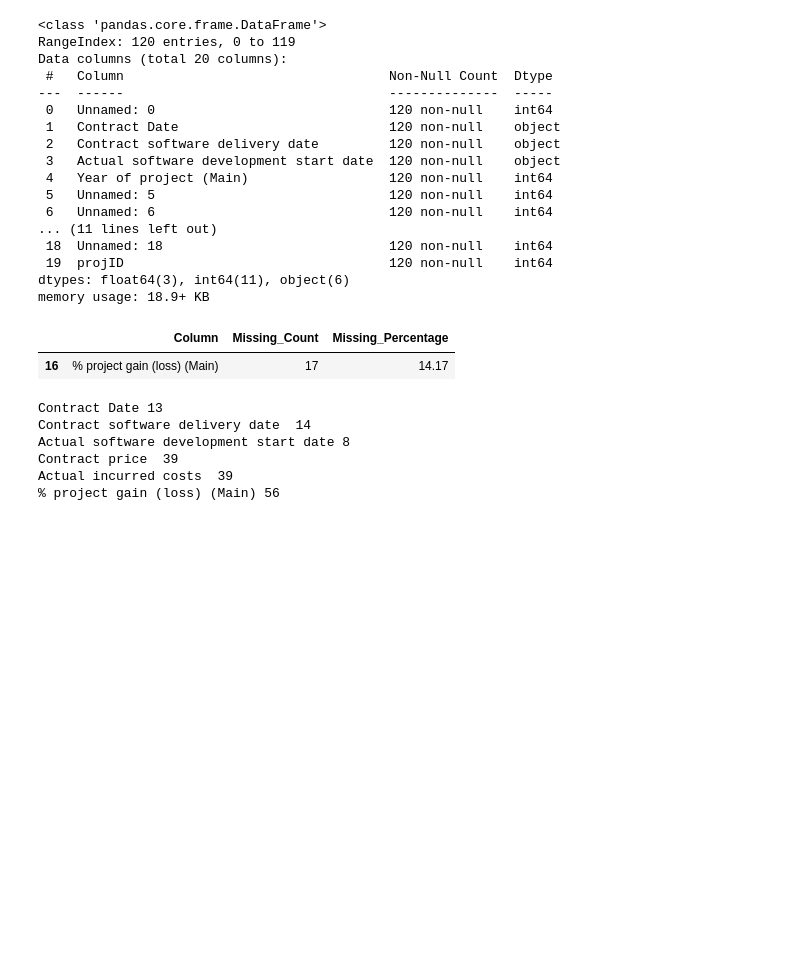
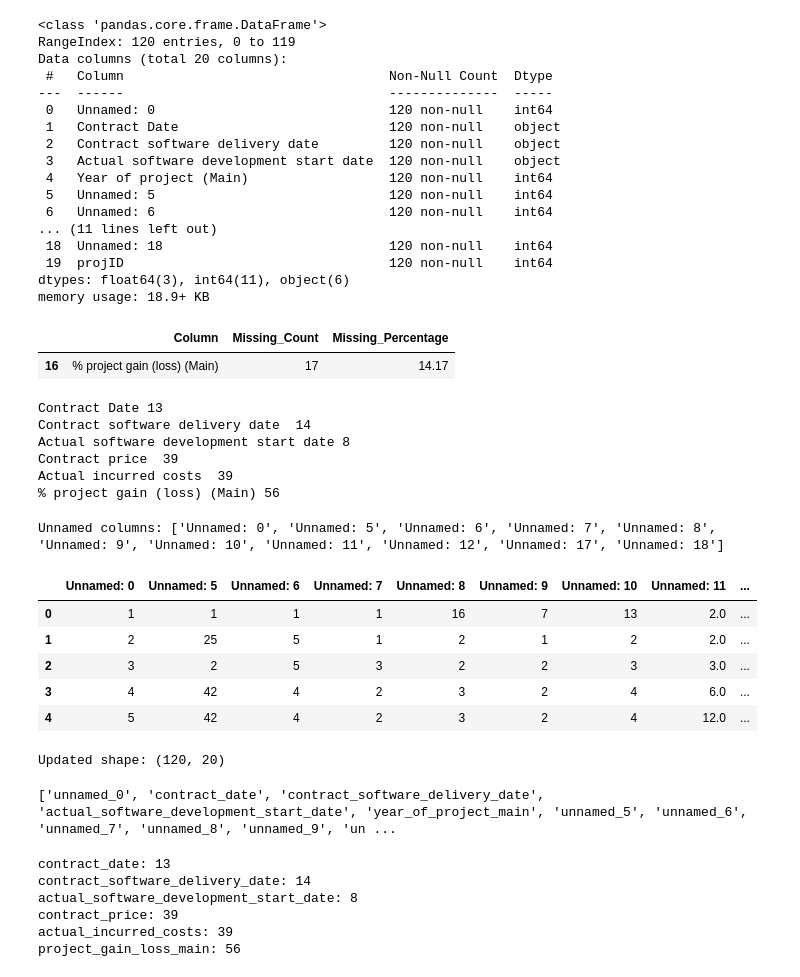
Before and after one commit to Tanishq747Shivasharan/Variance, a Jupyter notebook: data_preprocessing.ipynb, the cells around one changed output. Drawn from its saved outputs; the diff is of its cells as text; code cells hidden in the pictures; blank space fills up the shorter version.

```diff
--- a/data_preprocessing.ipynb
+++ b/data_preprocessing.ipynb
@@ -121,3 +121,59 @@ Actual software development start date 8
 Contract price  39
 Actual incurred costs  39
 % project gain (loss) (Main) 56
+# %%
+unnamed_columns = [
+    col for col in df.columns
+    if str(col).strip().lower().startswith("unnamed")
+]
+
+print("Unnamed columns:", unnamed_columns)
+
+display(df[unnamed_columns].head() if unnamed_columns else df.head())
+# %% [output]
+Unnamed columns: ['Unnamed: 0', 'Unnamed: 5', 'Unnamed: 6', 'Unnamed: 7', 'Unnamed: 8', 'Unnamed: 9', 'Unnamed: 10', 'Unnamed: 11', 'Unnamed: 12', 'Unnamed: 17', 'Unnamed: 18']
+|  | Unnamed: 0 | Unnamed: 5 | Unnamed: 6 | Unnamed: 7 | Unnamed: 8 | Unnamed: 9 | Unnamed: 10 | Unnamed: 11 | ... |
+| 0 | 1 | 1 | 1 | 1 | 16 | 7 | 13 | 2.0 | ... |
+| 1 | 2 | 25 | 5 | 1 | 2 | 1 | 2 | 2.0 | ... |
+| 2 | 3 | 2 | 5 | 3 | 2 | 2 | 3 | 3.0 | ... |
+| 3 | 4 | 42 | 4 | 2 | 3 | 2 | 4 | 6.0 | ... |
+| 4 | 5 | 42 | 4 | 2 | 3 | 2 | 4 | 12.0 | ... |
+# %%
+columns_to_remove = [
+    col for col in unnamed_columns
+    if df[col].isna().all()
+]
+
+df = df.drop(columns=columns_to_remove)
+
+print("Updated shape:", df.shape)
+# %% [output]
+Updated shape: (120, 20)
+# %%
+df.columns = (
+    df.columns.astype(str)
+    .str.strip()
+    .str.lower()
+    .str.replace(r"[^a-z0-9]+", "_", regex=True)
+    .str.strip("_")
+)
+
+print(df.columns.tolist())
+# %% [output]
+['unnamed_0', 'contract_date', 'contract_software_delivery_date', 'actual_software_development_start_date', 'year_of_project_main', 'unnamed_5', 'unnamed_6', 'unnamed_7', 'unnamed_8', 'unnamed_9', 'un ...
+# %%
+
+# Check missing-value indicators in each column
+
+missing_indicators = ["?", "-", "NA", "N/A", "nan", ""]
+
+for col in df.select_dtypes(include="object").columns:
+    count = df[col].astype(str).str.strip().isin(missing_indicators).sum()
+    print(f"{col}: {count}")
+# %% [output]
+contract_date: 13
+contract_software_delivery_date: 14
+actual_software_development_start_date: 8
+contract_price: 39
+actual_incurred_costs: 39
+project_gain_loss_main: 56
```
Also changed, not shown: parts of 30 cells of this notebook.
